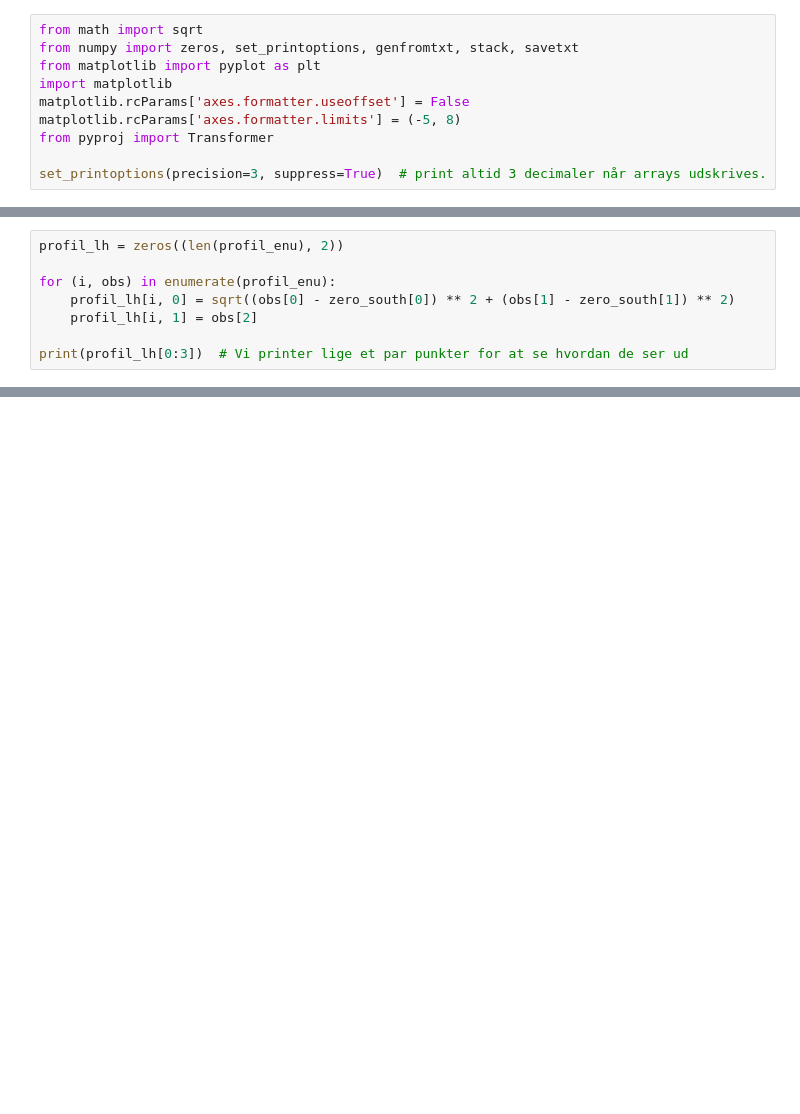
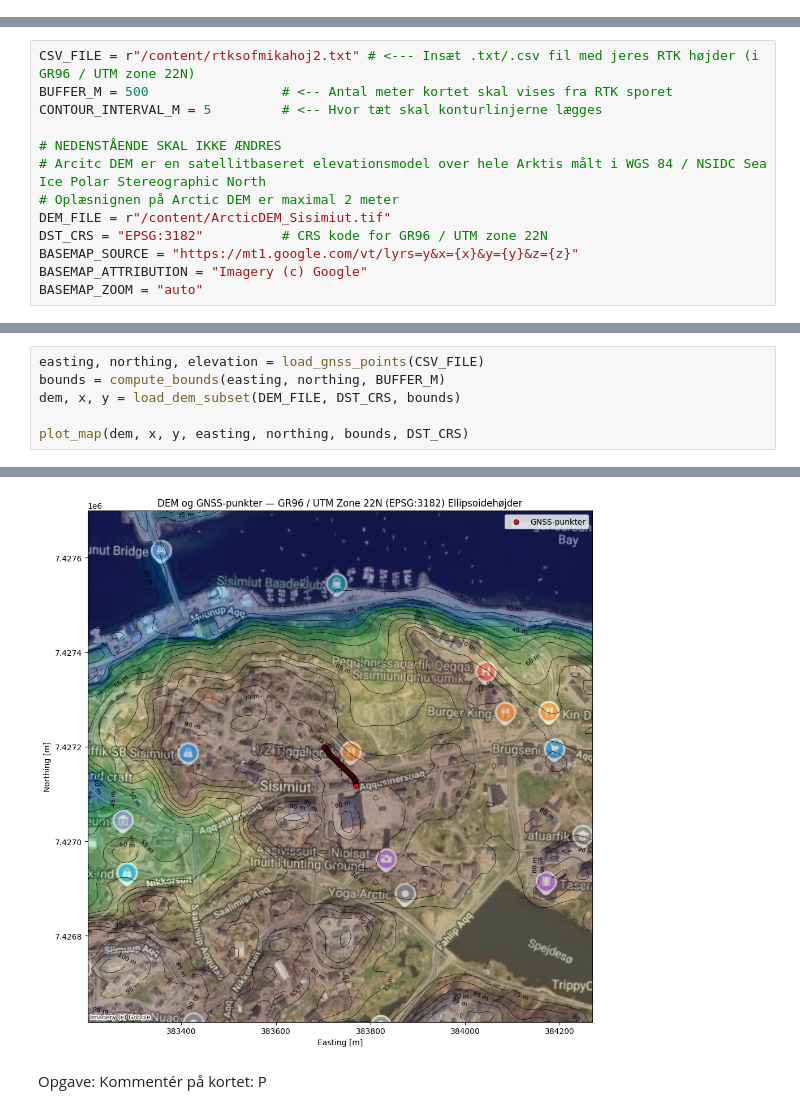
Before and after one commit to holgerlindholm/DTU12821_Site-investigations_F2026, a Jupyter notebook: 6_RTKProfil.ipynb, the cells around one changed output, grey strips where cells are left out. Saved outputs shown, nothing was run; the diff lists cells and outputs as text; blank space fills up the shorter version.

Commit message:
Ny RTK profil med DEM sammenligning

```diff
--- a/6_RTKProfil.ipynb
+++ b/6_RTKProfil.ipynb
@@ -26,11 +21 @@ data = pd.read_csv("min_data.txt", sep="\t")
 ---
-# %%
-from math import sqrt
-from numpy import zeros, set_printoptions, genfromtxt, stack, savetxt
-from matplotlib import pyplot as plt
-import matplotlib
-matplotlib.rcParams['axes.formatter.useoffset'] = False
-matplotlib.rcParams['axes.formatter.limits'] = (-5, 8)
-from pyproj import Transformer
-
-set_printoptions(precision=3, suppress=True)  # print altid 3 decimaler når arrays udskrives.
@@ -80,8 +21,0 @@ $$l = \sqrt{(E - E_0)^2 + (N - N_0)^2}$$
-# %%
-profil_lh = zeros((len(profil_enu), 2))
-
-for (i, obs) in enumerate(profil_enu):
-    profil_lh[i, 0] = sqrt((obs[0] - zero_south[0]) ** 2 + (obs[1] - zero_south[1]) ** 2)
-    profil_lh[i, 1] = obs[2]
-
-print(profil_lh[0:3])  # Vi printer lige et par punkter for at se hvordan de ser ud
@@ -101,0 +71,13 @@ savetxt("vejprofil.csv", profil_lh, delimiter=",")
+# %%
+CSV_FILE = r"/content/rtksofmikahoj2.txt" # <--- Insæt .txt/.csv fil med jeres RTK højder (i GR96 / UTM zone 22N)
+BUFFER_M = 500                 # <-- Antal meter kortet skal vises fra RTK sporet
+CONTOUR_INTERVAL_M = 5         # <-- Hvor tæt skal konturlinjerne lægges
+
+# NEDENSTÅENDE SKAL IKKE ÆNDRES
+# Arcitc DEM er en satellitbaseret elevationsmodel over hele Arktis målt i WGS 84 / NSIDC Sea Ice Polar Stereographic North
+# Oplæsnignen på Arctic DEM er maximal 2 meter
+DEM_FILE = r"/content/ArcticDEM_Sisimiut.tif"
+DST_CRS = "EPSG:3182"          # CRS kode for GR96 / UTM zone 22N
+BASEMAP_SOURCE = "https://mt1.google.com/vt/lyrs=y&x={x}&y={y}&z={z}"
+BASEMAP_ATTRIBUTION = "Imagery (c) Google"
+BASEMAP_ZOOM = "auto"
@@ -101,0 +487,7 @@ savetxt("vejprofil.csv", profil_lh, delimiter=",")
+# %%
+easting, northing, elevation = load_gnss_points(CSV_FILE)
+bounds = compute_bounds(easting, northing, BUFFER_M)
+dem, x, y = load_dem_subset(DEM_FILE, DST_CRS, bounds)
+
+plot_map(dem, x, y, easting, northing, bounds, DST_CRS)
+# %% [output]
@@ -101,0 +495,4 @@ savetxt("vejprofil.csv", profil_lh, delimiter=",")
+[figure, added]
+# %% [markdown]
+Opgave: Kommentér på kortet:
+P
```
Also changed, not shown: parts of 22 cells of this notebook.
